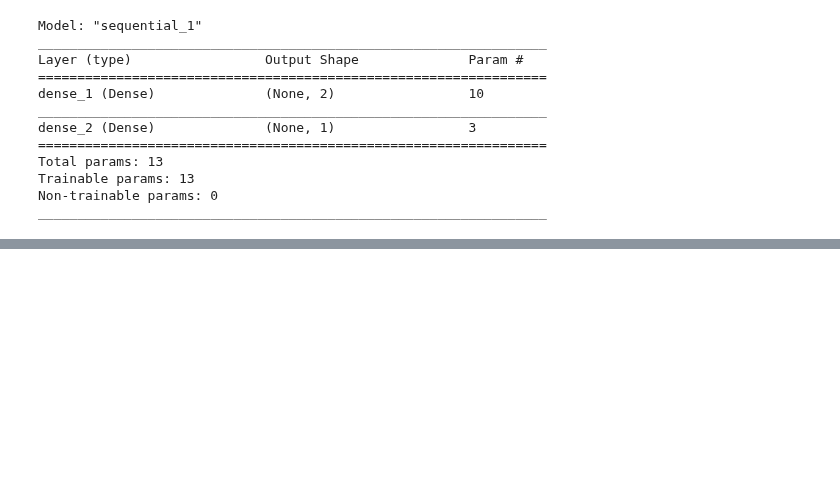
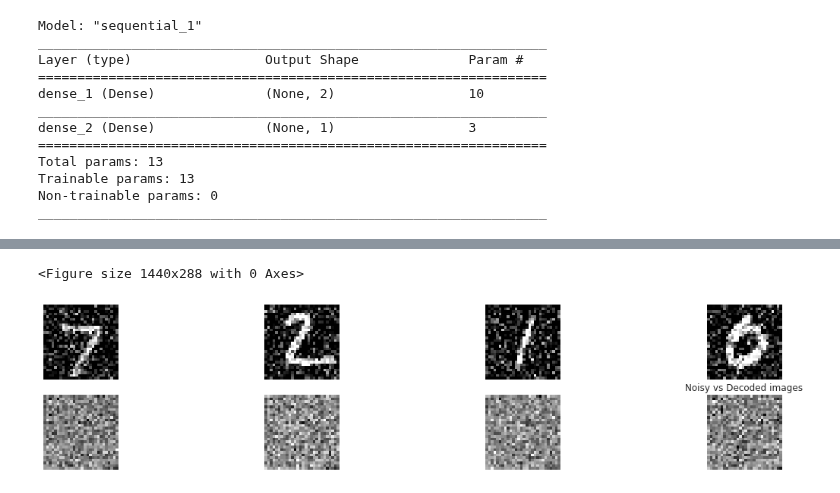
Before and after one commit to MikSm1th/datacamp_notes, a Jupyter notebook: deep_w_keras/Chap4.ipynb, the cells around one changed output, grey strips where cells are left out. Cells and saved outputs as stored; diff of their text form; code cells hidden in the pictures; blank space fills up the shorter version.

```diff
--- a/deep_w_keras/Chap4.ipynb
+++ b/deep_w_keras/Chap4.ipynb
@@ -160,0 +213,2 @@ print(inp_to_out([X_test]))
+# %%
+X_test_noise = np.load('data/MNIST/X_test_MNIST_noise.npy')
@@ -160,0 +238,37 @@ print(inp_to_out([X_test]))
+# %%
+def compare_plot(original,decoded_imgs):
+    n = 4  # How many digits we will display
+    plt.figure(figsize=(20, 4))
+    for i in range(n):
+        # Display original
+        ax = plt.subplot(2, n, i + 1)
+        plt.imshow(original[i].reshape(28, 28))
+        plt.gray()
+        ax.get_xaxis().set_visible(False)
+        ax.get_yaxis().set_visible(False)
+
+        # Display reconstruction
+        ax = plt.subplot(2, n, i + 1 + n)
+        plt.imshow(decoded_imgs[i].reshape(28, 28))
+        plt.gray()
+        ax.get_xaxis().set_visible(False)
+        ax.get_yaxis().set_visible(False)
+    plt.title('Noisy vs Decoded images')
+    plt.show()
+# %%
+# Build your encoder
+encoder = Sequential()
+encoder.add(autoencoder.layers[0])
+
+# Encode the images and show the encodings
+preds = encoder.predict(X_test_noise)
+show_encodings(preds)
+
+# Predict on the noisy images with your autoencoder
+decoded_imgs = autoencoder.predict(X_test_noise)
+
+# Plot noisy vs decoded images
+compare_plot(X_test_noise, decoded_imgs)
+# %% [output]
+<Figure size 1440x288 with 0 Axes>
+[figure, added]
```
Also changed, not shown: parts of 25 cells of this notebook.
